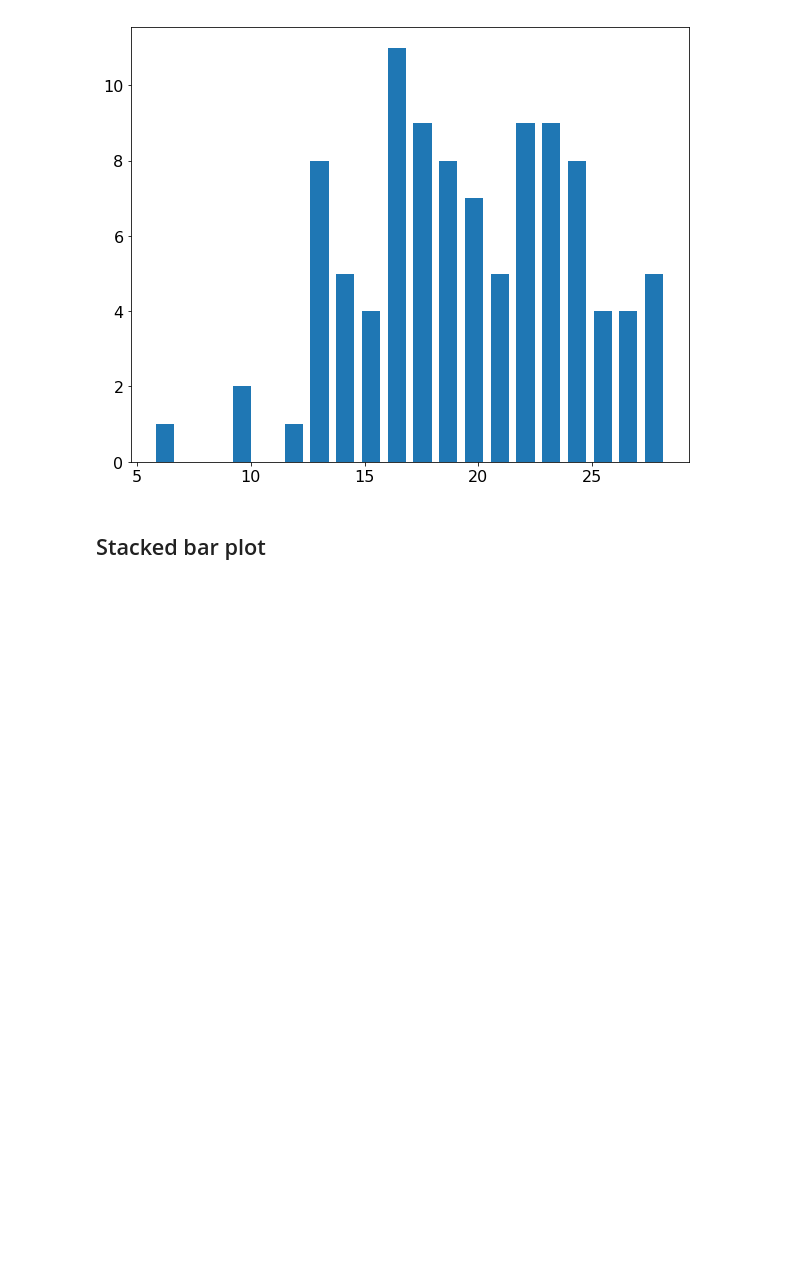
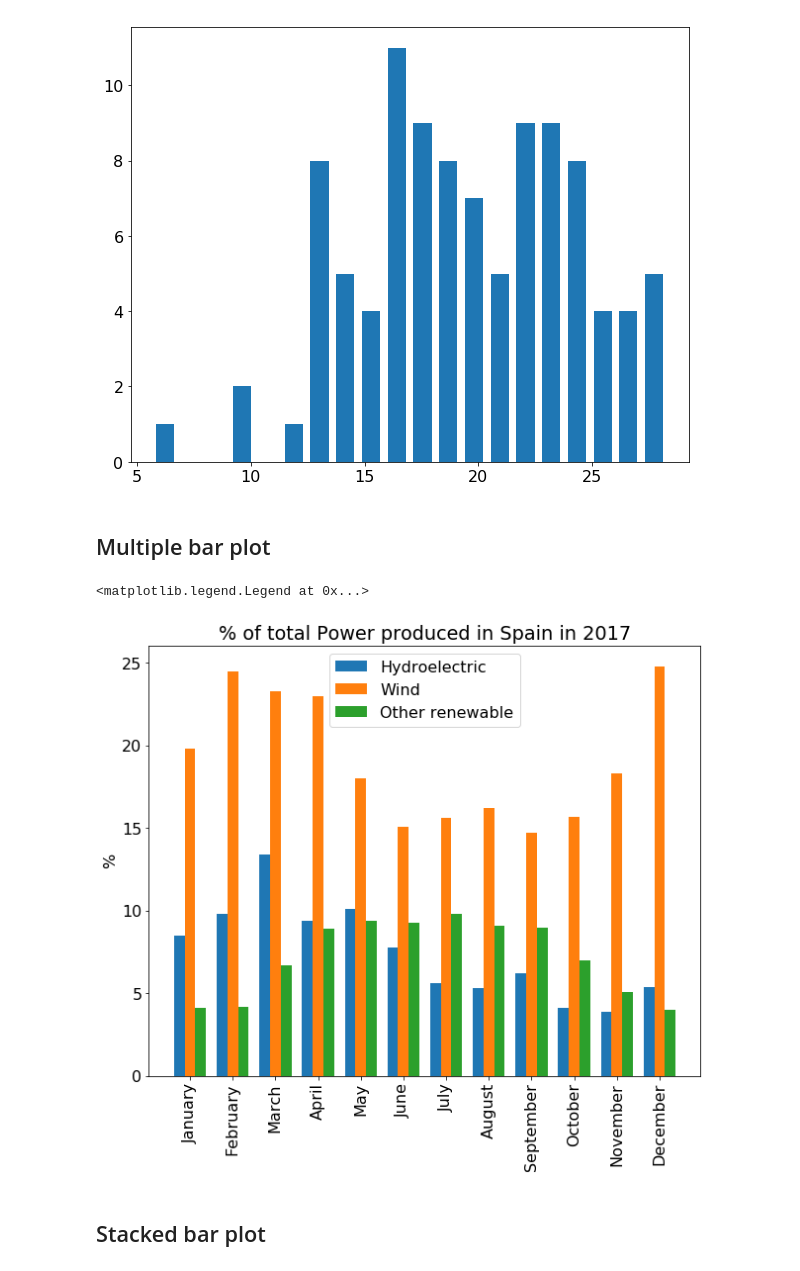
Before and after one commit to ftorradeflot/PythonMasterIFAE, a Jupyter notebook: matplotlib.ipynb, the cells around one changed output. Drawn from its saved outputs; the diff is of its cells as text; code cells hidden in the pictures; blank space fills up the shorter version.

```diff
--- a/matplotlib.ipynb
+++ b/matplotlib.ipynb
@@ -196,3 +195,5 @@ plt.bar(centers, counts)
 # %% [output]
 <BarContainer object of 20 artists>
 [figure]
+# %% [markdown]
+## Multiple bar plot
@@ -199,2 +222,13 @@ plt.bar(centers, counts)
+# %%
+plt.bar(np.arange(1, 13) - 1/4., power_data[:, 0], width=1/4., label=power_headers[0])
+plt.bar(np.arange(1, 13), power_data[:, 4], width=1/4., label=power_headers[4])
+plt.bar(np.arange(1, 13) + 1/4., power_data[:, 7], width=1/4., label=power_headers[7])
+plt.xticks(np.arange(1, 13), power_labels, rotation=90)
+plt.title('% of total Power produced in Spain in 2017')
+plt.ylabel('%')
+plt.legend()
+# %% [output]
+<matplotlib.legend.Legend at 0x...>
+[figure, added]
 # %% [markdown]
 ## Stacked bar plot
```
Also changed, not shown: parts of 6 cells of this notebook.
